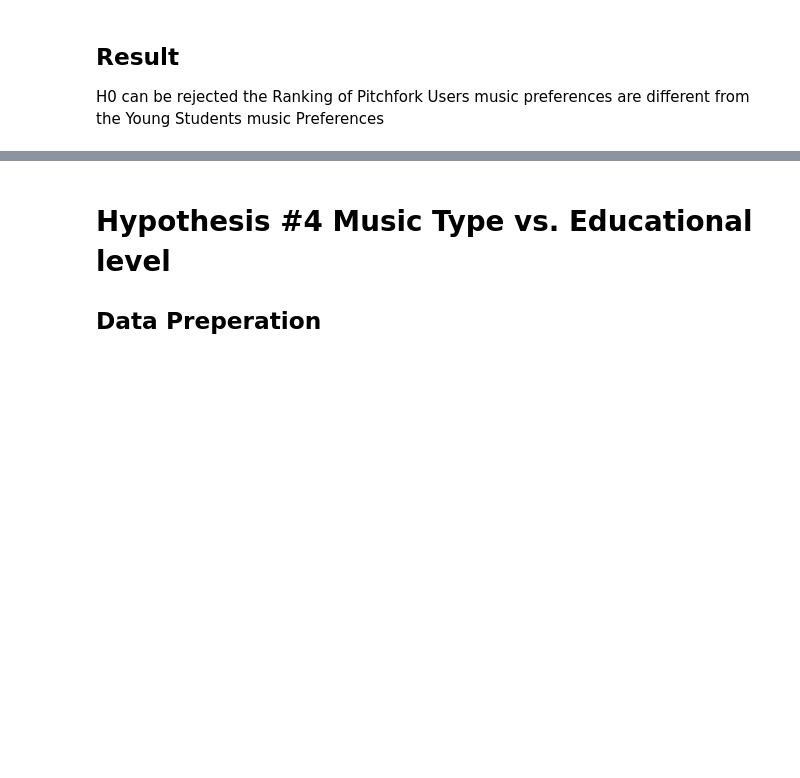
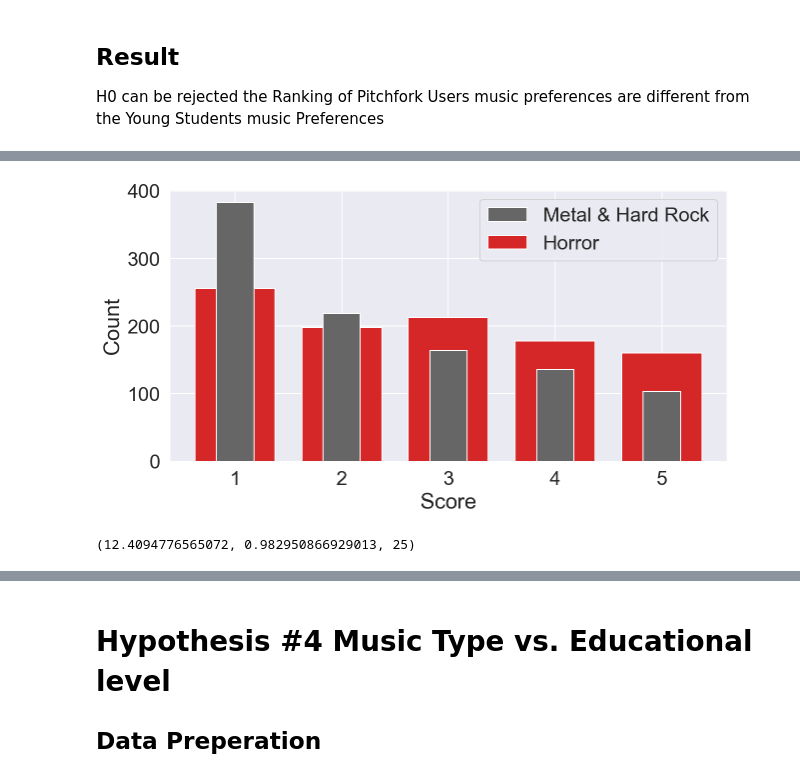
Before and after one commit to Pietrassyk/MusicPreferences_project3, a Jupyter notebook: Project_3.ipynb, the cells around one changed output, grey strips where cells are left out. Saved outputs shown, nothing was run; the diff lists cells and outputs as text; code cells hidden in the pictures; blank space fills up the shorter version.

```diff
--- a/Project_3.ipynb
+++ b/Project_3.ipynb
@@ -303,0 +419,10 @@ H0 can be rejected the Ranking of Pitchfork Users music preferences are differen
+# %%
+# create contigency table for Chi-Squared test
+
+contingency_table = pd.crosstab(
+    students['Metal or Hardrock'],
+    students['Horror'],
+    margins = True
+)
+
+contingency_table
@@ -303,0 +438,25 @@ H0 can be rejected the Ranking of Pitchfork Users music preferences are differen
+# %%
+# visualize total of each score on both variables throughout the dataset
+
+#assign the frequency of scores for plotting
+metal = contingency_table.iloc[5,0:5].values
+horror = contingency_table['All'][0:5]
+
+
+#plot the bar chart
+fig = plt.figure(figsize=(10, 5))
+sns.set(font_scale=1.8)
+scores = ["1","2","3","4","5"]
+p1 = plt.bar(scores, metal, 0.75, color='#d62728')
+p2 = plt.bar(scores, horror, 0.35, color='#666666')
+plt.legend((p2[0], p1[0]), ('Metal & Hard Rock', 'Horror'))
+plt.xlabel('Score')
+plt.ylabel('Count')
+plt.show()
+# %% [output]
+[figure, added]
+# %%
+# Run chi-squared test
+stats.chi2_contingency(contingency_table)[:3] # X2, p-value, degrees of freedom
+# %% [output]
+(12.4094776565072, 0.982950866929013, 25)
```
Also changed, not shown: parts of 14 cells of this notebook, 1 other file.
